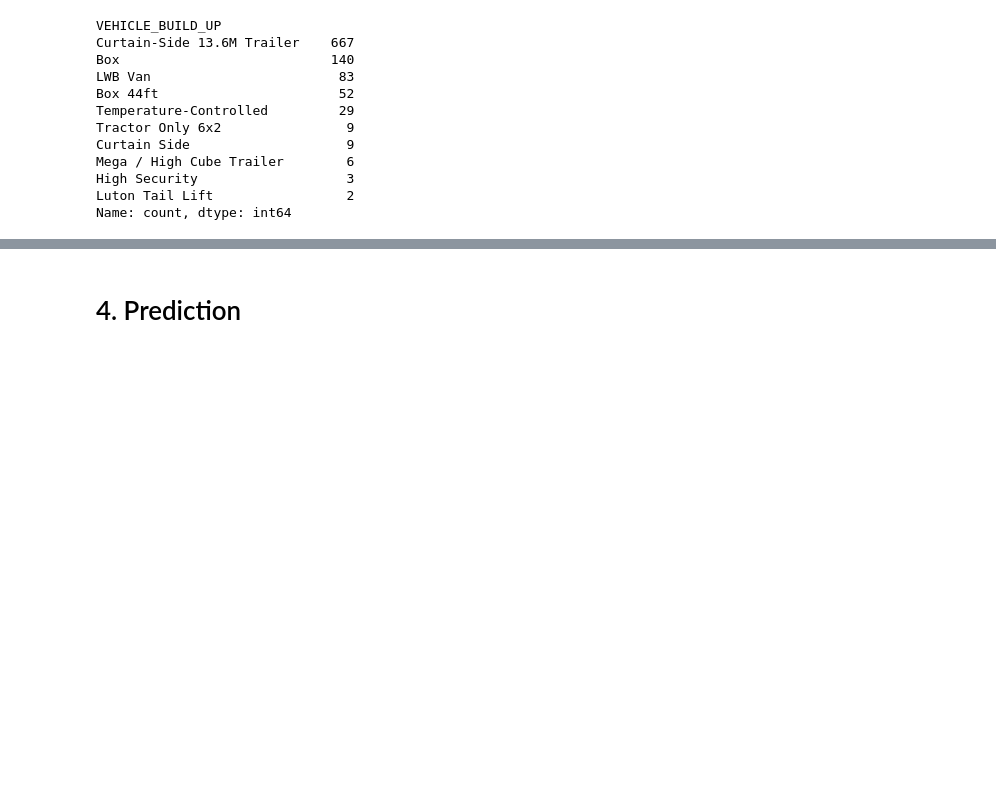
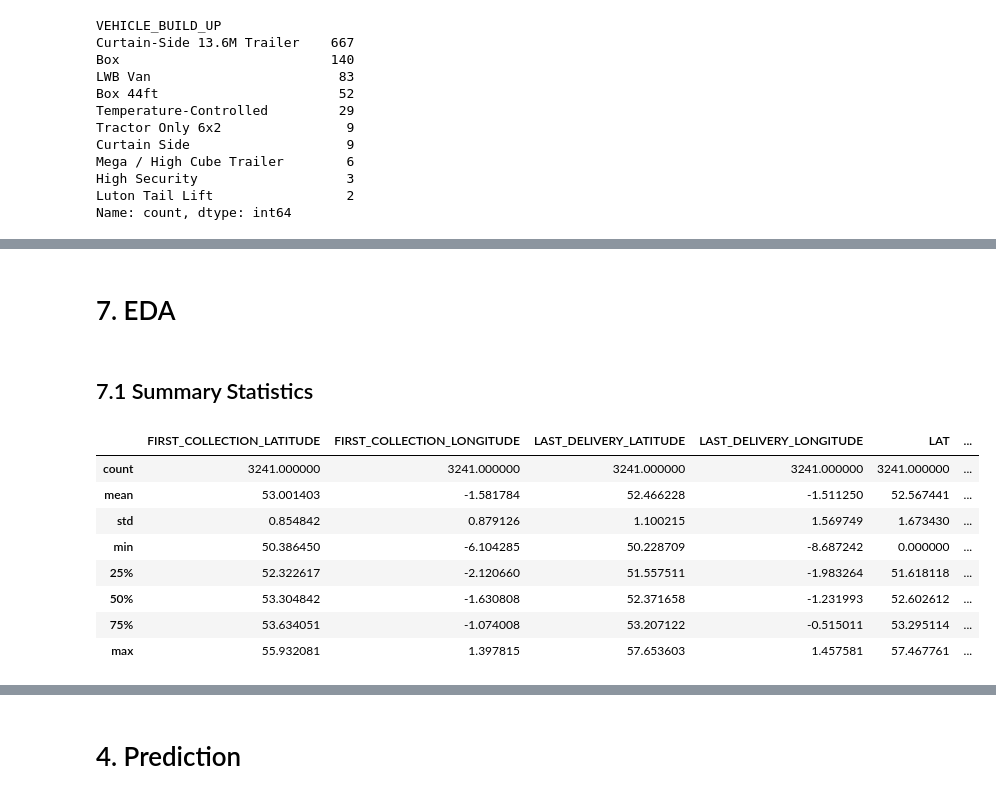
Before and after one commit to tmathusin/DigiHaul, a Jupyter notebook: Predictive_Model.ipynb, the cells around one changed output, grey strips where cells are left out. Saved outputs shown, nothing was run; the diff lists cells and outputs as text; code cells hidden in the pictures; blank space fills up the shorter version.

```diff
--- a/Predictive_Model.ipynb
+++ b/Predictive_Model.ipynb
@@ -167,0 +213,2 @@ predictors
+# %% [markdown]
+# 7. EDA
@@ -167,0 +234,14 @@ predictors
+# %% [markdown]
+## 7.1 Summary Statistics
+# %%
+df.describe()
+# %% [output]
+|  | FIRST_COLLECTION_LATITUDE | FIRST_COLLECTION_LONGITUDE | LAST_DELIVERY_LATITUDE | LAST_DELIVERY_LONGITUDE | LAT | ... |
+| count | 3241.000000 | 3241.000000 | 3241.000000 | 3241.000000 | 3241.000000 | ... |
+| mean | 53.001403 | -1.581784 | 52.466228 | -1.511250 | 52.567441 | ... |
+| std | 0.854842 | 0.879126 | 1.100215 | 1.569749 | 1.673430 | ... |
+| min | 50.386450 | -6.104285 | 50.228709 | -8.687242 | 0.000000 | ... |
+| 25% | 52.322617 | -2.120660 | 51.557511 | -1.983264 | 51.618118 | ... |
+| 50% | 53.304842 | -1.630808 | 52.371658 | -1.231993 | 52.602612 | ... |
+| 75% | 53.634051 | -1.074008 | 53.207122 | -0.515011 | 53.295114 | ... |
+| max | 55.932081 | 1.397815 | 57.653603 | 1.457581 | 57.467761 | ... |
```
Also changed, not shown: parts of 51 cells of this notebook, 5 other files.
